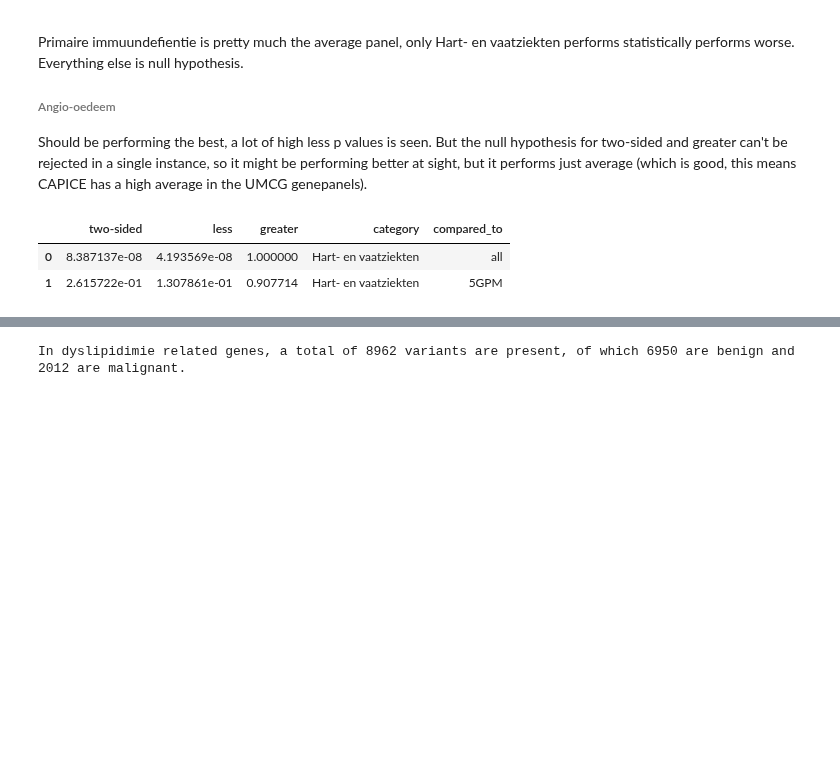
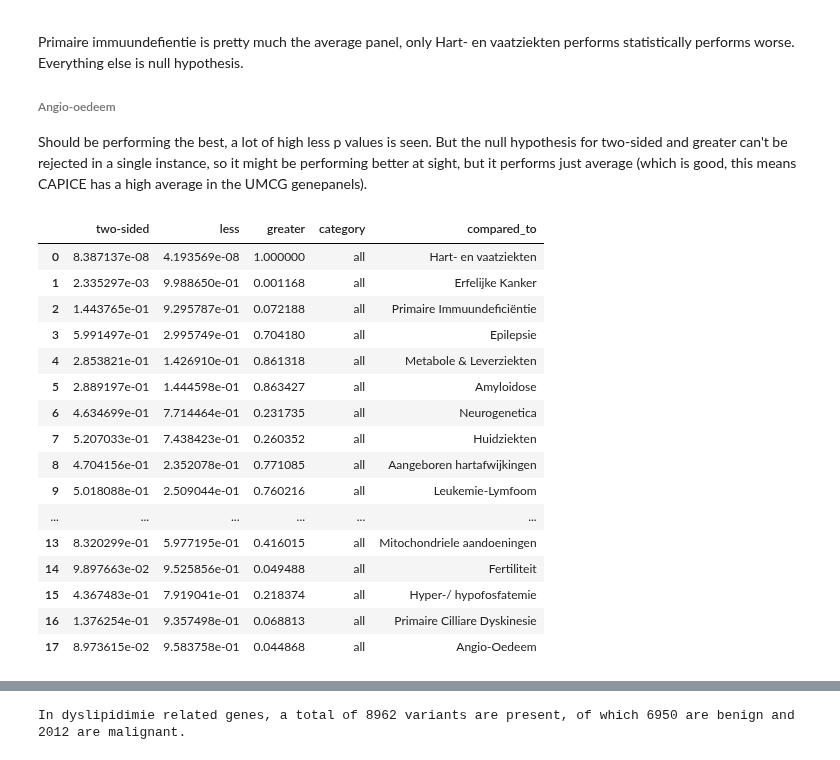
Before and after one commit to SietsmaRJ/dsls_master_thesis, a Jupyter notebook: side_scripts/Notebook_29042020.ipynb, the cells around one changed output, grey strips where cells are left out. Saved outputs shown, nothing was run; the diff lists cells and outputs as text; code cells hidden in the pictures; blank space fills up the shorter version.

```diff
--- a/side_scripts/Notebook_29042020.ipynb
+++ b/side_scripts/Notebook_29042020.ipynb
@@ -1535,32 +1574,44 @@ Primaire immuundefientie is pretty much the average panel, only Hart- en vaatzie
 ###### Angio-oedeem
 Should be performing the best, a lot of high less p values is seen. But the null hypothesis for two-sided and greater can't be rejected in a single instance, so it might be performing better at sight, but it performs just average (which is good, this means CAPICE has a high average in the UMCG genepanels).
 # %%
-to_analyse = ['all', '5GPM']
 allvs1 = pd.DataFrame(columns=['two-sided', 'less', 'greater'])
-for analysis in to_analyse:
-    x = np.array(umcg_genepanel_analysis[umcg_genepanel_analysis['category'] == 'Hart- en vaatziekten']['avg_auc'])
-    if analysis == 'all':
-        y = np.array(umcg_genepanel_analysis.where(
-            ~(umcg_genepanel_analysis['category'] == 'Hart- en vaatziekten') &
-            ~(umcg_genepanel_analysis['category'] == '5GPM')
-        ).dropna()['avg_auc'])
-    elif analysis == '5GPM':
-        y = np.array(
-            umcg_genepanel_analysis[umcg_genepanel_analysis['category'] == '5GPM']['avg_auc'])
-    output = {'category':'Hart- en vaatziekten',
-              'compared_to':analysis,
+for category in umcg_genepanel_analysis['category'].unique():
+    if category == '5GPM':
+        continue
+    x = np.array(umcg_genepanel_analysis[umcg_genepanel_analysis['category'] == category]['avg_auc'])
+
+    y = np.array(umcg_genepanel_analysis.where(
+        ~(umcg_genepanel_analysis['category'] == category) &
+        ~(umcg_genepanel_analysis['category'] == '5GPM')
+    ).dropna()['avg_auc'])
+    output = {'category':'all',
+              'compared_to':category,
               'two-sided':None,
               'less':None,
               'greater':None}
     for alternative in wilcoxon_alternatives:
         _, p = stats.mannwhitneyu(x, y, alternative=alternative)
         output[alternative] = p
     allvs1 = allvs1.append(
         pd.DataFrame(output, index=[0]), ignore_index=True
     )
 allvs1
 # %% [output]
 |  | two-sided | less | greater | category | compared_to |
-| 0 | 8.387137e-08 | 4.193569e-08 | 1.000000 | Hart- en vaatziekten | all |
-| 1 | 2.615722e-01 | 1.307861e-01 | 0.907714 | Hart- en vaatziekten | 5GPM |
+| 0 | 8.387137e-08 | 4.193569e-08 | 1.000000 | all | Hart- en vaatziekten |
+| 1 | 2.335297e-03 | 9.988650e-01 | 0.001168 | all | Erfelijke Kanker |
+| 2 | 1.443765e-01 | 9.295787e-01 | 0.072188 | all | Primaire Immuundeficiëntie |
+| 3 | 5.991497e-01 | 2.995749e-01 | 0.704180 | all | Epilepsie |
+| 4 | 2.853821e-01 | 1.426910e-01 | 0.861318 | all | Metabole & Leverziekten |
+| 5 | 2.889197e-01 | 1.444598e-01 | 0.863427 | all | Amyloidose |
+| 6 | 4.634699e-01 | 7.714464e-01 | 0.231735 | all | Neurogenetica |
+| 7 | 5.207033e-01 | 7.438423e-01 | 0.260352 | all | Huidziekten |
+| 8 | 4.704156e-01 | 2.352078e-01 | 0.771085 | all | Aangeboren hartafwijkingen |
+| 9 | 5.018088e-01 | 2.509044e-01 | 0.760216 | all | Leukemie-Lymfoom |
+| ... | ... | ... | ... | ... | ... |
+| 13 | 8.320299e-01 | 5.977195e-01 | 0.416015 | all | Mitochondriele aandoeningen |
+| 14 | 9.897663e-02 | 9.525856e-01 | 0.049488 | all | Fertiliteit |
+| 15 | 4.367483e-01 | 7.919041e-01 | 0.218374 | all | Hyper-/ hypofosfatemie |
+| 16 | 1.376254e-01 | 9.357498e-01 | 0.068813 | all | Primaire Cilliare Dyskinesie |
+| 17 | 8.973615e-02 | 9.583758e-01 | 0.044868 | all | Angio-Oedeem |
 # %%
```
Also changed, not shown: parts of 7 cells of this notebook, 13 other files.
